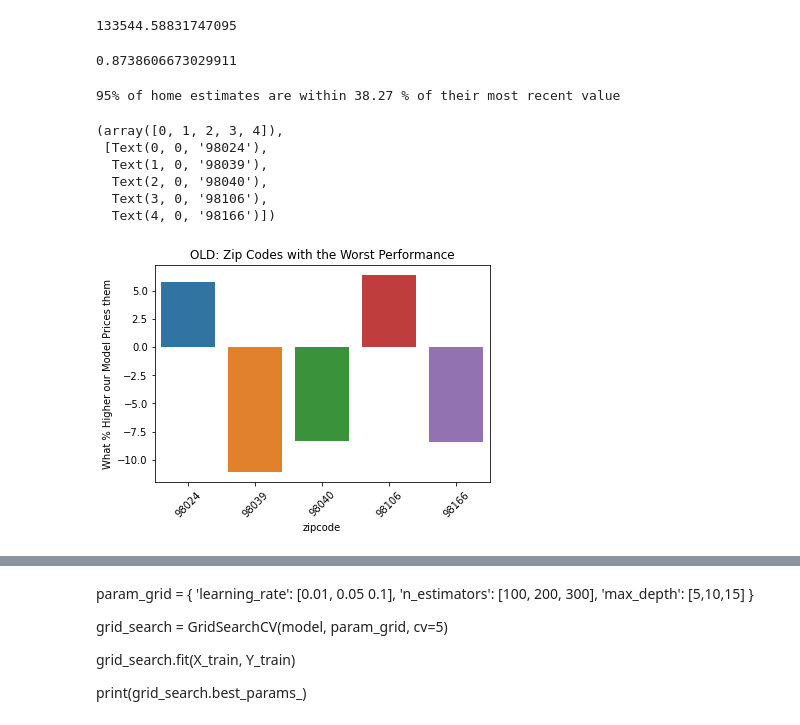
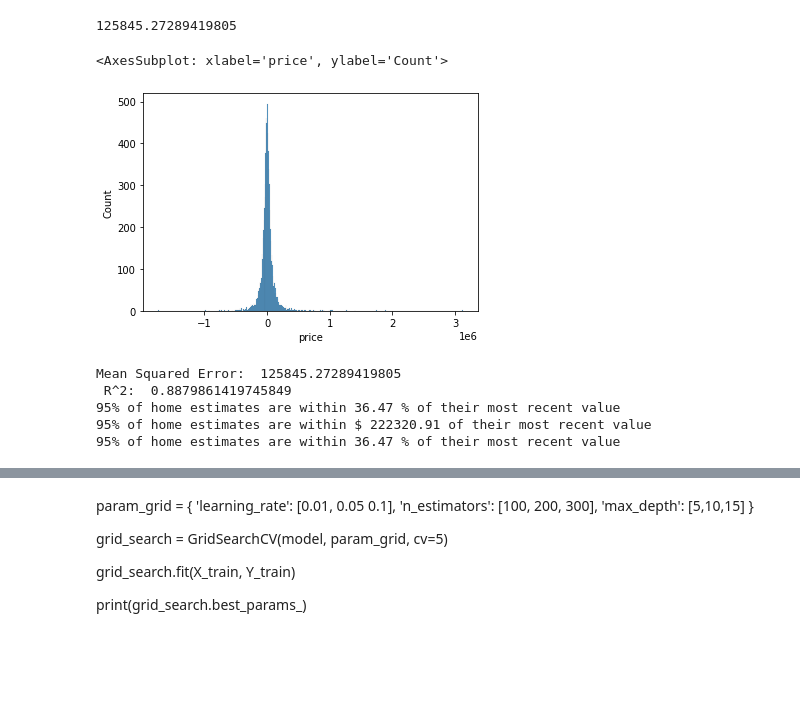
Before and after one commit to Dr-Iggs/jberds-housing, a Jupyter notebook: base-model, off by 132783.90.ipynb, the cells around one changed output, grey strips where cells are left out. Drawn from its saved outputs; the diff is of its cells as text; code cells hidden in the pictures; blank space fills up the shorter version.

```diff
--- a/base-model, off by 132783.90.ipynb
+++ b/base-model, off by 132783.90.ipynb
@@ -23,16 +41,16 @@ housing = fix_data(housing)
 # %%
-
+housing= normalized_irs_housing.drop('date',axis=1)
 Y = housing.price
 X = housing.drop(['price'],axis=1)
 X_train1, X_test1, Y_train, Y_test = train_test_split(X, Y, test_size=0.4, random_state=42)
 X_train = X_train1.drop('zipcode',axis=1)
 X_test = X_test1.drop('zipcode',axis=1)
 
-weights = np.where(Y_train < 400000, 2, 1)
 
-model = XGBRegressor()
-model.fit(X_train, Y_train, sample_weight=weights)
-predictions = model.predict(X_test)
+
+model = XGBRegressor(max_depth=5)
+model.fit(X_train1, Y_train, sample_weight=weights)
+predictions = model.predict(X_test1)
 scoring = Y_test - predictions
 # %%
 
@@ -45,33 +61,21 @@ from sklearn.metrics import mean_squared_error
 
 mean_squared_error(Y_test, predictions, squared=False)
 # %% [output]
-133544.58831747095
+125845.27289419805
 # %%
 from sklearn.metrics import r2_score
-r2_score(Y_test,predictions)
+sns.histplot(x=Y_test-predictions)
 # %% [output]
-0.8738606673029911
+<AxesSubplot: xlabel='price', ylabel='Count'>
+[figure, added]
 # %%
-#(abs(Y_test-predictions)/Y_test).quantile(.95) #Average % distance from true
-#round(abs(Y_test-predictions).quantile(.95),2)
-
-print('95% of home estimates are within', round((abs(Y_test-predictions)/Y_test).quantile(.95)*100,2), "% of their most recent value")
+print("Mean Squared Error: ", mean_squared_error(Y_test, predictions, squared=False),
+            "\nR^2: ", r2_score(Y_test,predictions),
+            "\n95% of home estimates are within", round((abs(Y_test-predictions)/Y_test).quantile(.95)*100,2), "% of their most recent value",
+            "\n95% of home estimates are within $", round(abs(Y_test-predictions).quantile(.95),2), "of their most recent value")
 # %% [output]
-95% of home estimates are within 38.27 % of their most recent value
+Mean Squared Error:  125845.27289419805
+ R^2:  0.8879861419745849
+95% of home estimates are within 36.47 % of their most recent value
+95% of home estimates are within $ 222320.91 of their most recent value
+95% of home estimates are within 36.47 % of their most recent value
-# %%
-
-equality = pd.concat([(predictions-Y_test)/Y_test*100,X_test1.zipcode],axis=1).groupby('zipcode').median().reset_index()
-equality['abs_price'] =equality.price.abs()
-equality = equality.sort_values('abs_price',ascending=False)
-# The 5 zip codes where our model most consistently underestimates
-sns.barplot(data=equality.head(),x='zipcode',y='price').set(title='OLD: Zip Codes with the Worst Performance',
-                                                            ylabel='What % Higher our Model Prices them')
-plt.xticks(rotation=45)
-# %% [output]
-(array([0, 1, 2, 3, 4]),
- [Text(0, 0, '98024'),
-  Text(1, 0, '98039'),
-  Text(2, 0, '98040'),
-  Text(3, 0, '98106'),
-  Text(4, 0, '98166')])
-[figure, removed]
```
Also changed, not shown: parts of 9 cells of this notebook.
